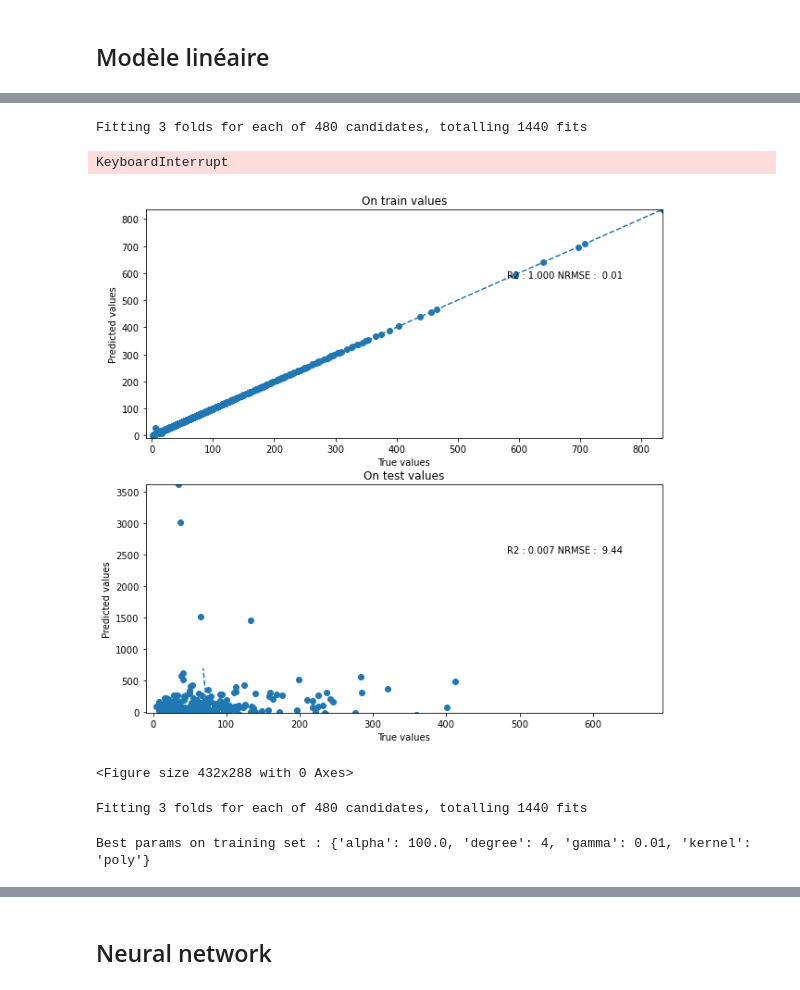
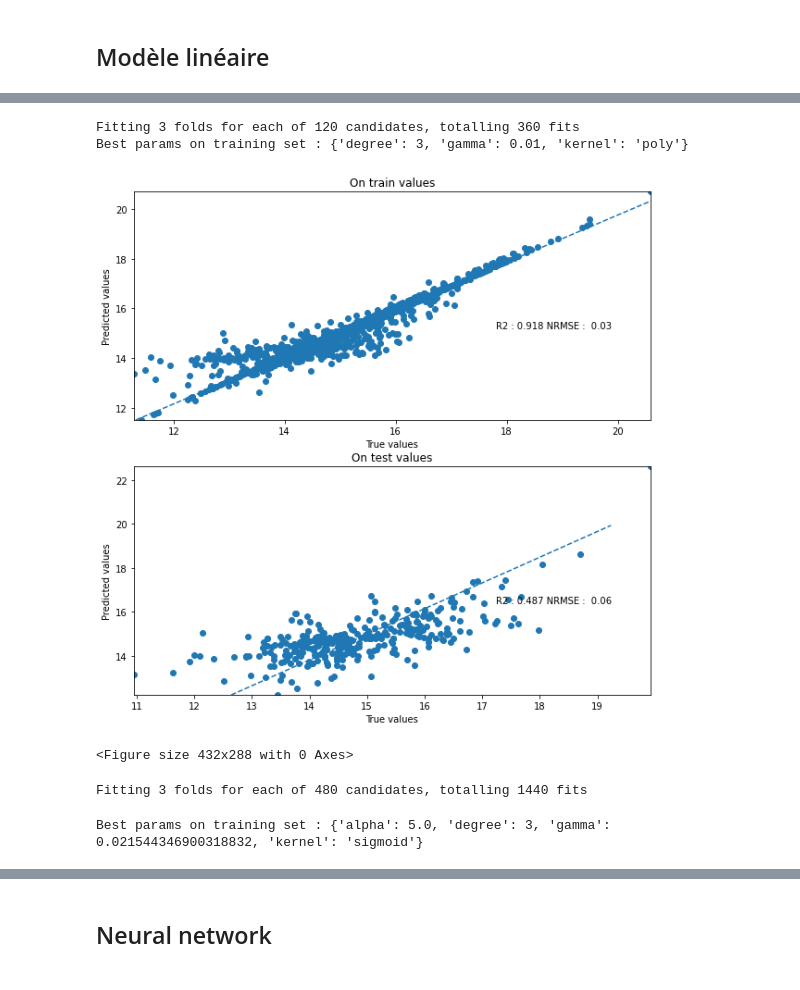
Before and after one commit to NicoJanko/Project_4_OPC, a Jupyter notebook: Projet_4_Energie.ipynb, the cells around one changed output, grey strips where cells are left out. Drawn from its saved outputs; the diff is of its cells as text; code cells hidden in the pictures.

Commit message:
Log transformed the target for both models, improved results.

```diff
--- a/Projet_4_Energie.ipynb
+++ b/Projet_4_Energie.ipynb
@@ -12,9 +12,9 @@ from sklearn import metrics
 df = pd.read_csv('data_full.csv')
 # %%
 data_num = df
-target_tag = 'SiteEUI(kBtu/sf)'
+target_tag = 'SiteEnergyUse(kBtu)'
 target = data_num[target_tag]
-data_num = data_num.drop(labels = [target_tag, 'TotalGHGEmissions', 'ENERGYSTARScore','SiteEnergyUse(kBtu)'], axis = 1)
+data_num = data_num.drop(labels = [target_tag, 'TotalGHGEmissions', 'ENERGYSTARScore','SiteEUI(kBtu/sf)'], axis = 1)
 # %%
 data_num.info()
 # %% [output]
@@ -39,20 +39,6 @@ sscaler = sk_prepro.StandardScaler()
 sscaler_fit = sscaler.fit(xtrain)
 xtrain = sscaler_fit.transform(xtrain)
 xtest = sscaler_fit.transform(xtest)
-
-#let's grid search for the k
-
-k_grid = {'n_neighbors' : list(range(2,16))}
-score = 'r2'
-
-reg = GridSearchCV(KNeighborsRegressor(), k_grid, cv =3, scoring = score, verbose = 1)
-
-reg.fit(xtrain, ytrain)
-
-print('Best params on training set : {}'.format(reg.best_params_))
-
-print('GridCV results : ')
-for mean, std, k in zip(reg.cv_results_['mean_test_score'],
-                       reg.cv_results_['std_test_score'],
-                       reg.cv_results_['params']):
-    print('{} = {:.3f} (+/- {:.3f}) for {}'.format(score,mean,std*2,k))
+#log scale the target
+ytrain = np.log(ytrain)
+ytest = np.log(ytest)
@@ -88,11 +56,11 @@ def true_pred_plot(y_train,pred_train, y_test, pred_test):
     b= line_reg_train.intercept_
     ax[0].scatter( y_train, pred_train)
     ax[0].plot([a*np.abs(b)+b, a*y_train.max()+b],[np.abs(b), ytrain.max()], linestyle = 'dashed')
-    ax[0].text(0.7,0.7,'R2 : {:.3f} NRMSE : {: .2f}'.format(r2_train,rmse_train), transform = ax[0].transAxes)
+    ax[0].text(0.7,0.4,'R2 : {:.3f} NRMSE : {: .2f}'.format(r2_train,rmse_train), transform = ax[0].transAxes)
     ax[0].set_xlabel('True values')
     ax[0].set_ylabel('Predicted values')
-    ax[0].set_xlim(-10,y_train.max())
-    ax[0].set_ylim(-10,pred_train.max())
+    ax[0].set_xlim(y_train.min(),y_train.max())
+    ax[0].set_ylim(pred_train.min(),pred_train.max())
     ax[0].set_title('On train values')
 
     line_reg_test  = line_reg.fit(np.array(pred_test).reshape(-1,1),y_test)
@@ -102,11 +70,11 @@ def true_pred_plot(y_train,pred_train, y_test, pred_test):
     b=  line_reg_test.intercept_
     ax[1].scatter( y_test, pred_test)
     ax[1].plot([a*np.abs(b)+b, a*y_test.max()+b],[np.abs(b), y_test.max()], linestyle = 'dashed')
-    ax[1].text(0.7,0.7,'R2 : {:.3f} NRMSE : {: .2f}'.format(r2_test, rmse_test), transform = ax[1].transAxes)
+    ax[1].text(0.7,0.4,'R2 : {:.3f} NRMSE : {: .2f}'.format(r2_test, rmse_test), transform = ax[1].transAxes)
     ax[1].set_xlabel('True values')
     ax[1].set_ylabel('Predicted values')
-    ax[1].set_xlim(-10,y_test.max())
-    ax[1].set_ylim(-10,pred_test.max())
+    ax[1].set_xlim(y_test.min(),y_test.max())
+    ax[1].set_ylim(pred_test.min(),pred_test.max())
     ax[1].set_title('On test values')
 
     plt.show()
@@ -140,7 +139,7 @@ degrees = [2,3,4]
 gamma_range  = np.logspace(-2, 1, 10)
 #gamma_range = np.logspace(-2, 1, 10)
 #'gamma' : gamma_range
-param_grid = {'gamma' : gamma_range, 'kernel' : kernels, 'degree' : degrees, 'C' : C_range}
+param_grid = {'gamma' : gamma_range, 'kernel' : kernels, 'degree' : degrees}
 
 score = 'neg_mean_squared_error'
 
@@ -150,15 +149,15 @@ svr_cv.fit(xtrain, ytrain)
 
 print('Best params on training set : {}'.format(svr_cv.best_params_))
 # %% [output]
-Fitting 3 folds for each of 480 candidates, totalling 1440 fits
+Fitting 3 folds for each of 120 candidates, totalling 360 fits
+Best params on training set : {'degree': 3, 'gamma': 0.01, 'kernel': 'poly'}
-KeyboardInterrupt
 # %%
-svr = svm.SVR(kernel="poly", C=10.0, gamma = 2.15, degree = 3)
+svr = svm.SVR(kernel="poly", C=10.0, gamma = 0.01, degree = 3)
 svr = svr.fit(xtrain,ytrain)
 
 true_pred_plot(ytrain, svr.predict(xtrain), ytest, svr.predict(xtest))
 # %% [output]
-[figure, old version]
+[figure, new version]
 <Figure size 432x288 with 0 Axes>
 # %%
 from sklearn import kernel_ridge
@@ -182,5 +181,5 @@ kernel_ridge_cv.fit(xtrain, ytrain)
 print('Best params on training set : {}'.format(kernel_ridge_cv.best_params_))
 # %% [output]
 Fitting 3 folds for each of 480 candidates, totalling 1440 fits
-Best params on training set : {'alpha': 100.0, 'degree': 4, 'gamma': 0.01, 'kernel': 'poly'}
+Best params on training set : {'alpha': 5.0, 'degree': 3, 'gamma': 0.021544346900318832, 'kernel': 'sigmoid'}
 # %%
```
Also changed, not shown: parts of 17 cells of this notebook, 3 other files.
